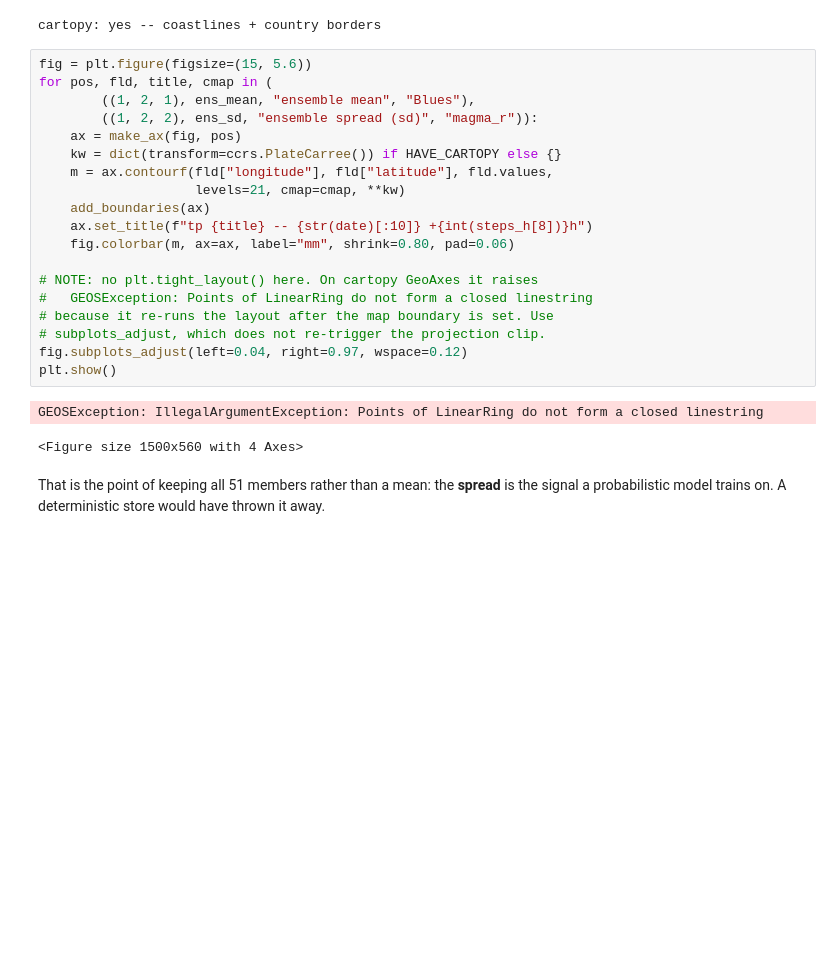
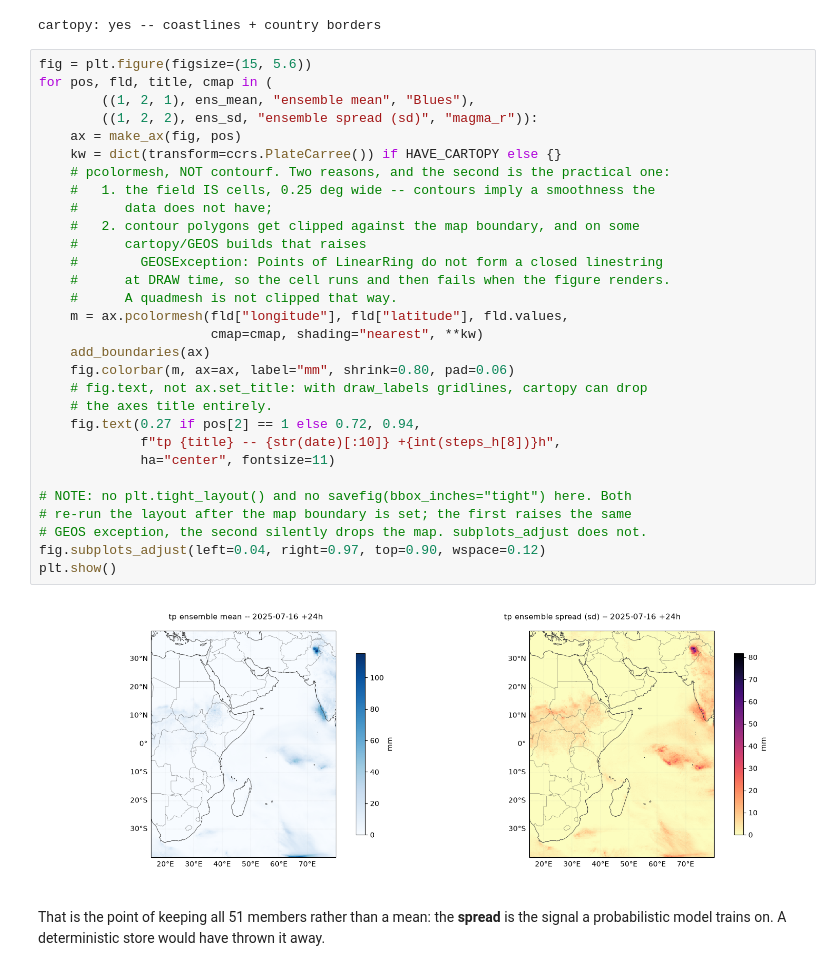
Before and after one commit to icpac-igad/code-for-earth, a Jupyter notebook: demo7-using-realized-icechunk-store-source-coop/USING_REALIZED_EA_SWIO_STORE.ipynb, the cells around one changed output. Drawn from its saved outputs; the diff is of its cells as text; blank space fills up the shorter version.

```diff
--- a/demo7-using-realized-icechunk-store-source-coop/USING_REALIZED_EA_SWIO_STORE.ipynb
+++ b/demo7-using-realized-icechunk-store-source-coop/USING_REALIZED_EA_SWIO_STORE.ipynb
@@ -427,25 +431,35 @@ cartopy: yes -- coastlines + country borders
 # %%
 fig = plt.figure(figsize=(15, 5.6))
 for pos, fld, title, cmap in (
         ((1, 2, 1), ens_mean, "ensemble mean", "Blues"),
         ((1, 2, 2), ens_sd, "ensemble spread (sd)", "magma_r")):
     ax = make_ax(fig, pos)
     kw = dict(transform=ccrs.PlateCarree()) if HAVE_CARTOPY else {}
-    m = ax.contourf(fld["longitude"], fld["latitude"], fld.values,
-                    levels=21, cmap=cmap, **kw)
+    # pcolormesh, NOT contourf. Two reasons, and the second is the practical one:
+    #   1. the field IS cells, 0.25 deg wide -- contours imply a smoothness the
+    #      data does not have;
+    #   2. contour polygons get clipped against the map boundary, and on some
+    #      cartopy/GEOS builds that raises
+    #        GEOSException: Points of LinearRing do not form a closed linestring
+    #      at DRAW time, so the cell runs and then fails when the figure renders.
+    #      A quadmesh is not clipped that way.
+    m = ax.pcolormesh(fld["longitude"], fld["latitude"], fld.values,
+                      cmap=cmap, shading="nearest", **kw)
     add_boundaries(ax)
-    ax.set_title(f"tp {title} -- {str(date)[:10]} +{int(steps_h[8])}h")
     fig.colorbar(m, ax=ax, label="mm", shrink=0.80, pad=0.06)
+    # fig.text, not ax.set_title: with draw_labels gridlines, cartopy can drop
+    # the axes title entirely.
+    fig.text(0.27 if pos[2] == 1 else 0.72, 0.94,
+             f"tp {title} -- {str(date)[:10]} +{int(steps_h[8])}h",
+             ha="center", fontsize=11)
 
-# NOTE: no plt.tight_layout() here. On cartopy GeoAxes it raises
-#   GEOSException: Points of LinearRing do not form a closed linestring
-# because it re-runs the layout after the map boundary is set. Use
-# subplots_adjust, which does not re-trigger the projection clip.
-fig.subplots_adjust(left=0.04, right=0.97, wspace=0.12)
+# NOTE: no plt.tight_layout() and no savefig(bbox_inches="tight") here. Both
+# re-run the layout after the map boundary is set; the first raises the same
+# GEOS exception, the second silently drops the map. subplots_adjust does not.
+fig.subplots_adjust(left=0.04, right=0.97, top=0.90, wspace=0.12)
 plt.show()
 # %% [output]
-GEOSException: IllegalArgumentException: Points of LinearRing do not form a closed linestring
-<Figure size 1500x560 with 4 Axes>
+[figure, added]
 # %% [markdown]
 That is the point of keeping all 51 members rather than a mean: the **spread**
 is the signal a probabilistic model trains on. A deterministic store would have
```
Also changed, not shown: parts of 21 cells of this notebook.
